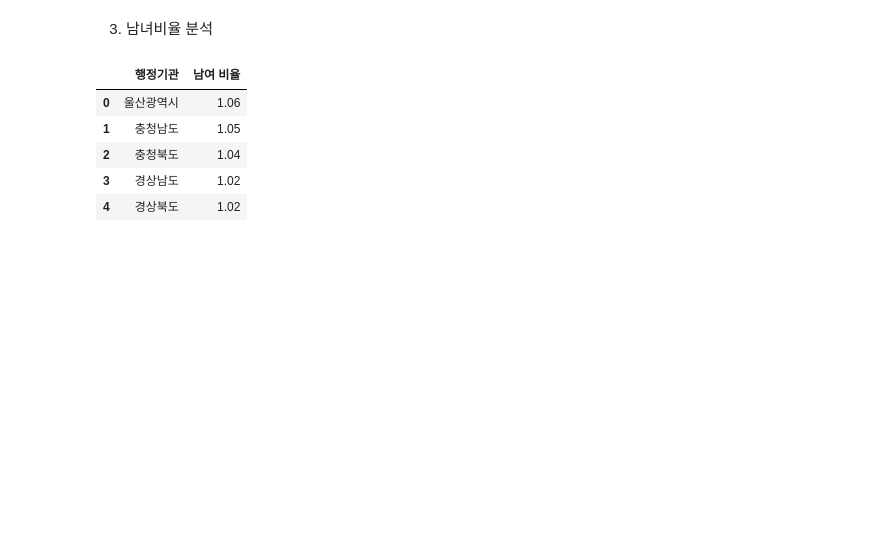
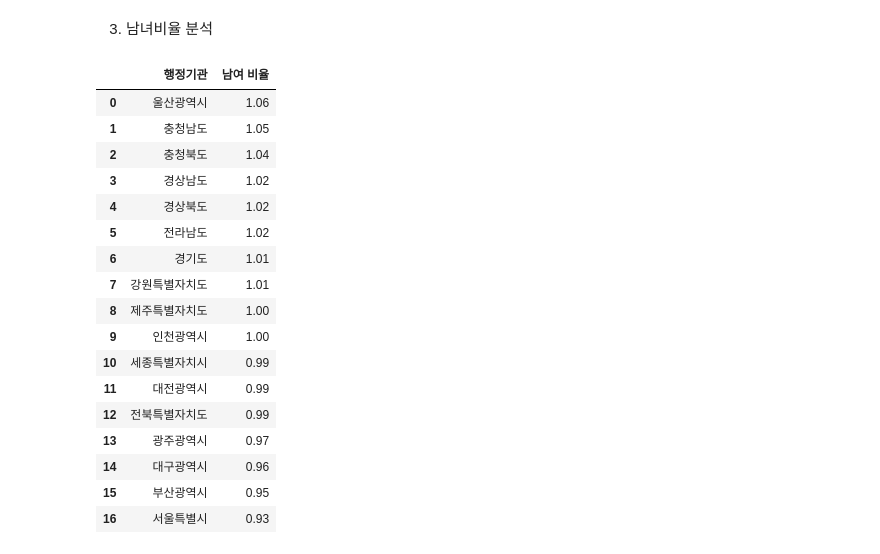
Before and after one commit to Suby201/Webscraping_Prac, a Jupyter notebook: 04_인구현황분석.ipynb, the cells around one changed output. Drawn from its saved outputs; the diff is of its cells as text; code cells hidden in the pictures; blank space fills up the shorter version.

```diff
--- a/04_인구현황분석.ipynb
+++ b/04_인구현황분석.ipynb
@@ -73,14 +74,26 @@ make_plot('세대당 인구')
 # %% [markdown]
 3. 남녀비율 분석
 # %%
-data1[['행정기관', '남여 비율']].sort_values(by='남여 비율', ascending=False).head().reset_index(drop=True)
+data1[['행정기관', '남여 비율']].sort_values(by='남여 비율', ascending=False).reset_index(drop=True)
 # %% [output]
 |  | 행정기관 | 남여 비율 |
 | 0 | 울산광역시 | 1.06 |
 | 1 | 충청남도 | 1.05 |
 | 2 | 충청북도 | 1.04 |
 | 3 | 경상남도 | 1.02 |
 | 4 | 경상북도 | 1.02 |
+| 5 | 전라남도 | 1.02 |
+| 6 | 경기도 | 1.01 |
+| 7 | 강원특별자치도 | 1.01 |
+| 8 | 제주특별자치도 | 1.00 |
+| 9 | 인천광역시 | 1.00 |
+| 10 | 세종특별자치시 | 0.99 |
+| 11 | 대전광역시 | 0.99 |
+| 12 | 전북특별자치도 | 0.99 |
+| 13 | 광주광역시 | 0.97 |
+| 14 | 대구광역시 | 0.96 |
+| 15 | 부산광역시 | 0.95 |
+| 16 | 서울특별시 | 0.93 |
 # %%
 make_plot('남여 비율')
 # %% [output]
```
Also changed, not shown: parts of 2 cells of this notebook.
